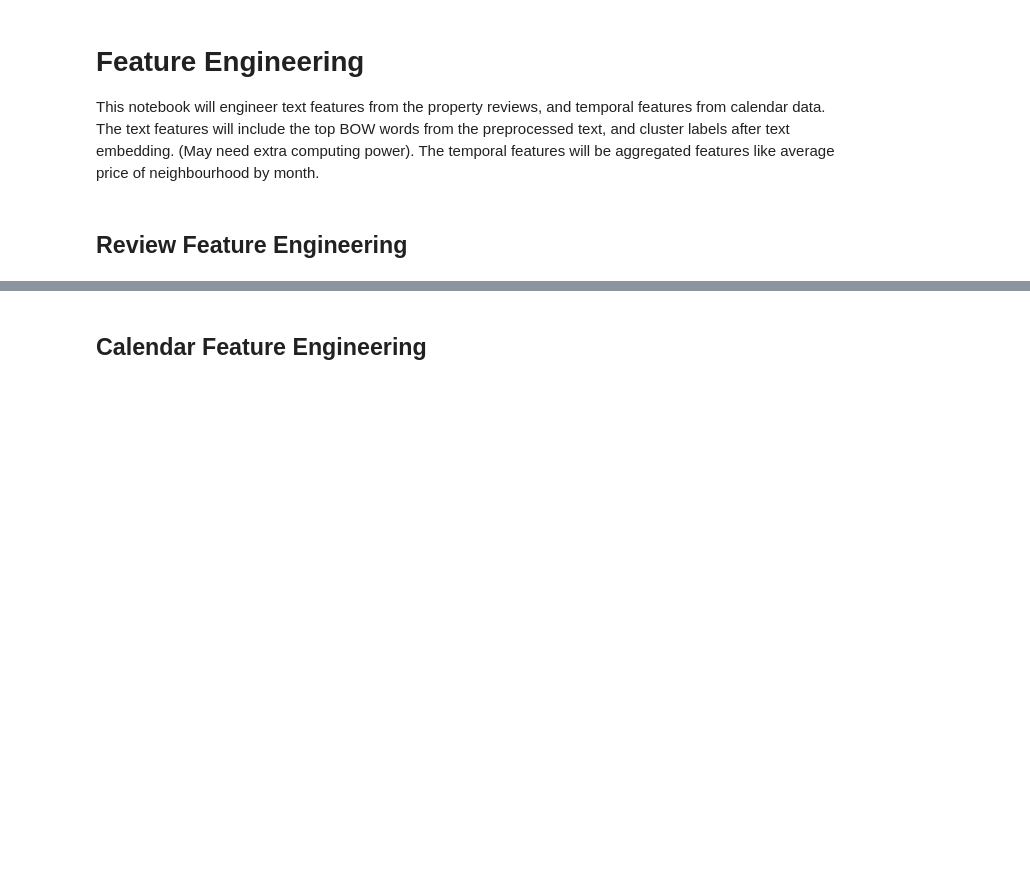
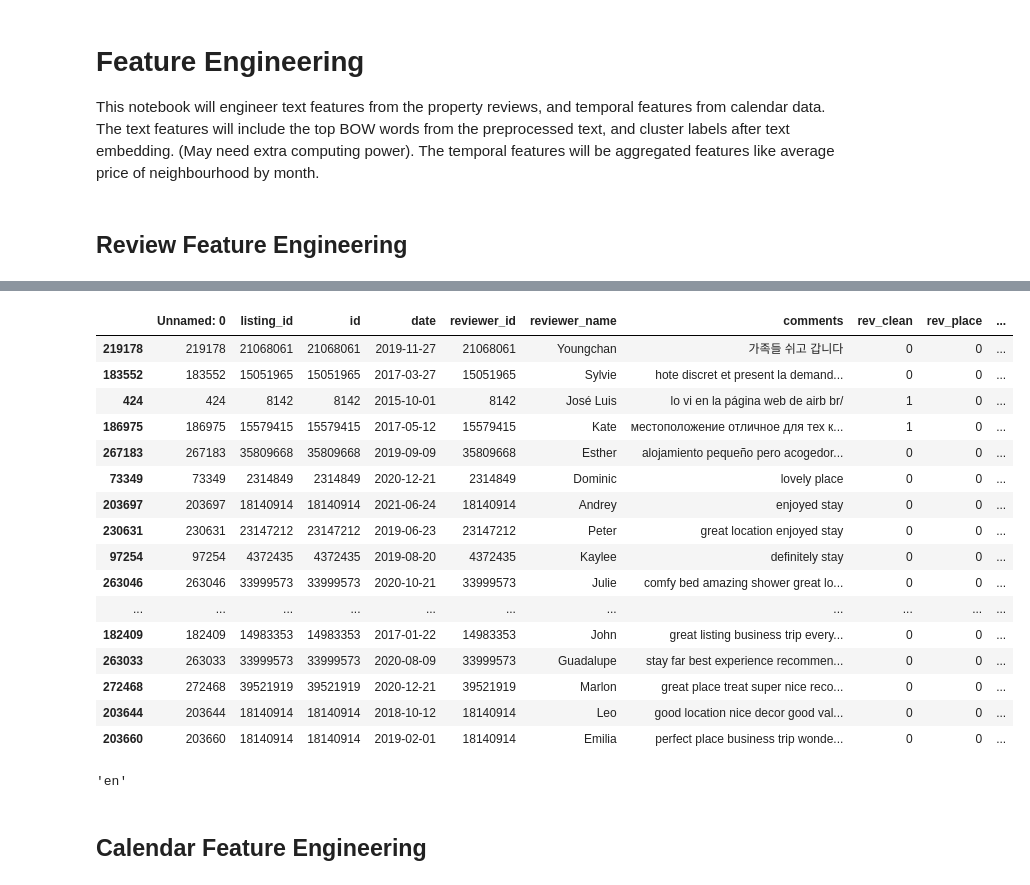
Before and after one commit to dusty736/sf_airbnb, a Jupyter notebook: code/feature_engineering.ipynb, the cells around one changed output, grey strips where cells are left out. Cells and saved outputs as stored; diff of their text form; code cells hidden in the pictures; blank space fills up the shorter version.

```diff
--- a/code/feature_engineering.ipynb
+++ b/code/feature_engineering.ipynb
@@ -84,3 +297,32 @@ plt.show()
+# %%
+# Clustering
+k = 6
+test_data['review_cluster'] = km_labels_dict[k]
+# %%
+test_data.groupby('review_cluster').sample(5)
+# %% [output]
+|  | Unnamed: 0 | listing_id | id | date | reviewer_id | reviewer_name | comments | rev_clean | rev_place | ... |
+| 219178 | 219178 | 21068061 | 21068061 | 2019-11-27 | 21068061 | Youngchan | 가족들 쉬고 갑니다 | 0 | 0 | ... |
+| 183552 | 183552 | 15051965 | 15051965 | 2017-03-27 | 15051965 | Sylvie | hote discret et present la demand... | 0 | 0 | ... |
+| 424 | 424 | 8142 | 8142 | 2015-10-01 | 8142 | José Luis | lo vi en la página web de airb br/ | 1 | 0 | ... |
+| 186975 | 186975 | 15579415 | 15579415 | 2017-05-12 | 15579415 | Kate | местоположение отличное для тех к... | 1 | 0 | ... |
+| 267183 | 267183 | 35809668 | 35809668 | 2019-09-09 | 35809668 | Esther | alojamiento pequeño pero acogedor... | 0 | 0 | ... |
+| 73349 | 73349 | 2314849 | 2314849 | 2020-12-21 | 2314849 | Dominic | lovely place | 0 | 0 | ... |
+| 203697 | 203697 | 18140914 | 18140914 | 2021-06-24 | 18140914 | Andrey | enjoyed stay | 0 | 0 | ... |
+| 230631 | 230631 | 23147212 | 23147212 | 2019-06-23 | 23147212 | Peter | great location enjoyed stay | 0 | 0 | ... |
+| 97254 | 97254 | 4372435 | 4372435 | 2019-08-20 | 4372435 | Kaylee | definitely stay | 0 | 0 | ... |
+| 263046 | 263046 | 33999573 | 33999573 | 2020-10-21 | 33999573 | Julie | comfy bed amazing shower great lo... | 0 | 0 | ... |
+| ... | ... | ... | ... | ... | ... | ... | ... | ... | ... | ... |
+| 182409 | 182409 | 14983353 | 14983353 | 2017-01-22 | 14983353 | John | great listing business trip every... | 0 | 0 | ... |
+| 263033 | 263033 | 33999573 | 33999573 | 2020-08-09 | 33999573 | Guadalupe | stay far best experience recommen... | 0 | 0 | ... |
+| 272468 | 272468 | 39521919 | 39521919 | 2020-12-21 | 39521919 | Marlon | great place treat super nice reco... | 0 | 0 | ... |
+| 203644 | 203644 | 18140914 | 18140914 | 2018-10-12 | 18140914 | Leo | good location nice decor good val... | 0 | 0 | ... |
+| 203660 | 203660 | 18140914 | 18140914 | 2019-02-01 | 18140914 | Emilia | perfect place business trip wonde... | 0 | 0 | ... |
+# %%
+import langid
+langid.classify("This is a test")[0]
+# %% [output]
+'en'
 # %%
 # Add new features
 # %% [markdown]
```
Also changed, not shown: parts of 27 cells of this notebook.
